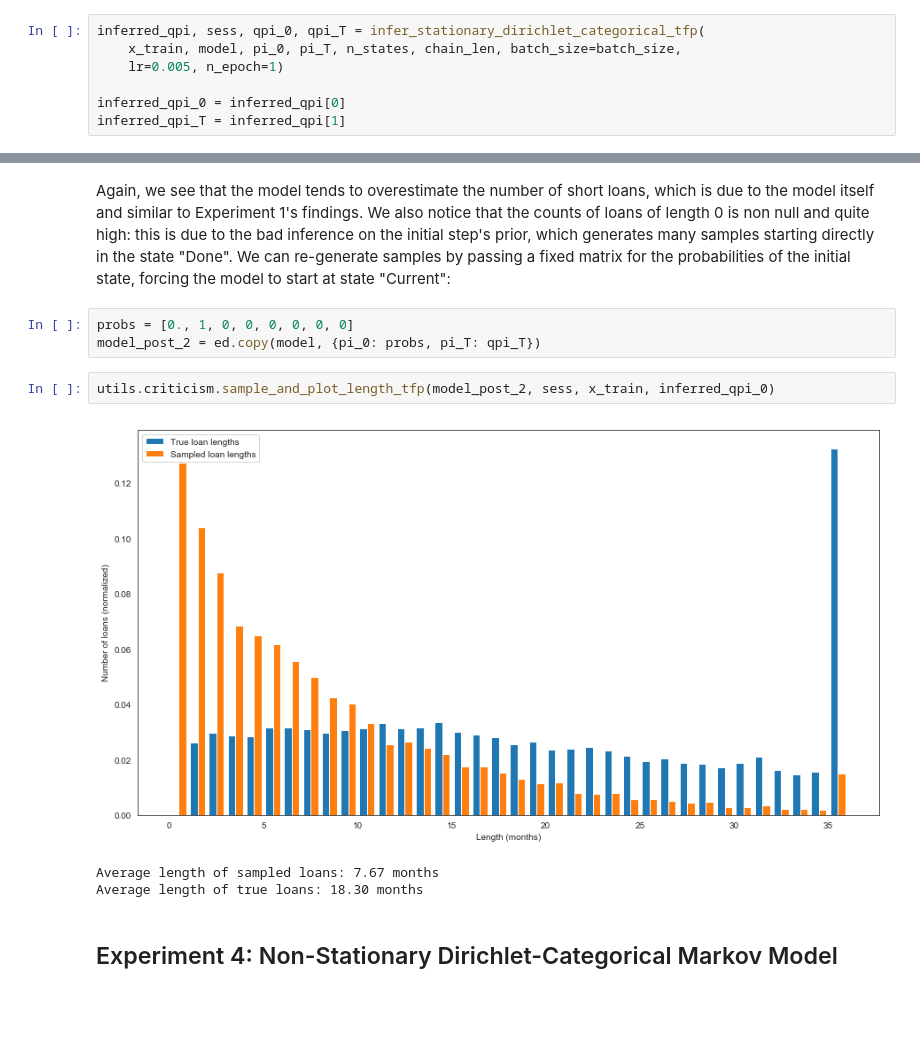
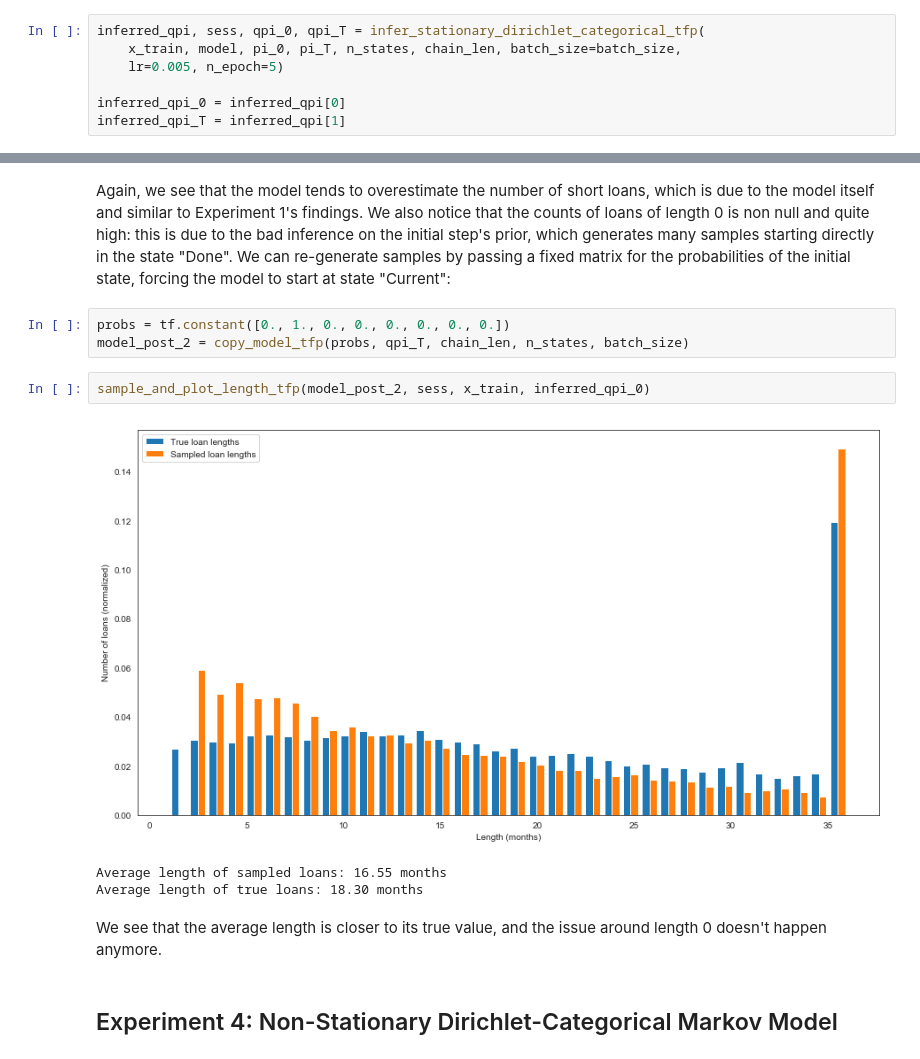
Before and after one commit to basilvetas/lending-club-analysis, a Jupyter notebook: final-project/notebooks/final-project-basil.ipynb, the cells around one changed output, grey strips where cells are left out. Cells and saved outputs as stored; diff of their text form; blank space fills up the shorter version.

Commit message:
added graphical models

```diff
--- a/final-project/notebooks/final-project-basil.ipynb
+++ b/final-project/notebooks/final-project-basil.ipynb
@@ -354,7 +371,7 @@ We also note that the training is suprisingly much slower than in Experiment 2:
 # %%
 inferred_qpi, sess, qpi_0, qpi_T = infer_stationary_dirichlet_categorical_tfp(
     x_train, model, pi_0, pi_T, n_states, chain_len, batch_size=batch_size,
-    lr=0.005, n_epoch=1)
+    lr=0.005, n_epoch=5)
 
 inferred_qpi_0 = inferred_qpi[0]
 inferred_qpi_T = inferred_qpi[1]
@@ -414,14 +437,16 @@ Average length of true loans: 18.30 months
 # %% [markdown]
 Again, we see that the model tends to overestimate the number of short loans, which is due to the model itself and similar to Experiment 1's findings. We also notice that the counts of loans of length 0 is non null and quite high: this is due to the bad inference on the initial step's prior, which generates many samples starting directly in the state "Done". We can re-generate samples by passing a fixed matrix for the probabilities of the initial state, forcing the model to start at state "Current":
 # %%
-probs = [0., 1, 0, 0, 0, 0, 0, 0]
-model_post_2 = ed.copy(model, {pi_0: probs, pi_T: qpi_T})
+probs = tf.constant([0., 1., 0., 0., 0., 0., 0., 0.])
+model_post_2 = copy_model_tfp(probs, qpi_T, chain_len, n_states, batch_size)
 # %%
-utils.criticism.sample_and_plot_length_tfp(model_post_2, sess, x_train, inferred_qpi_0)
+sample_and_plot_length_tfp(model_post_2, sess, x_train, inferred_qpi_0)
 # %% [output]
-[figure, old version]
+[figure, new version]
-Average length of sampled loans: 7.67 months
+Average length of sampled loans: 16.55 months
 Average length of true loans: 18.30 months
+# %% [markdown]
+We see that the average length is closer to its true value, and the issue around length 0 doesn't happen anymore.
 # %% [markdown]
 ## Experiment 4: Non-Stationary Dirichlet-Categorical Markov Model
 # %% [markdown]
```
Also changed, not shown: parts of 44 cells of this notebook, 4 other files.
